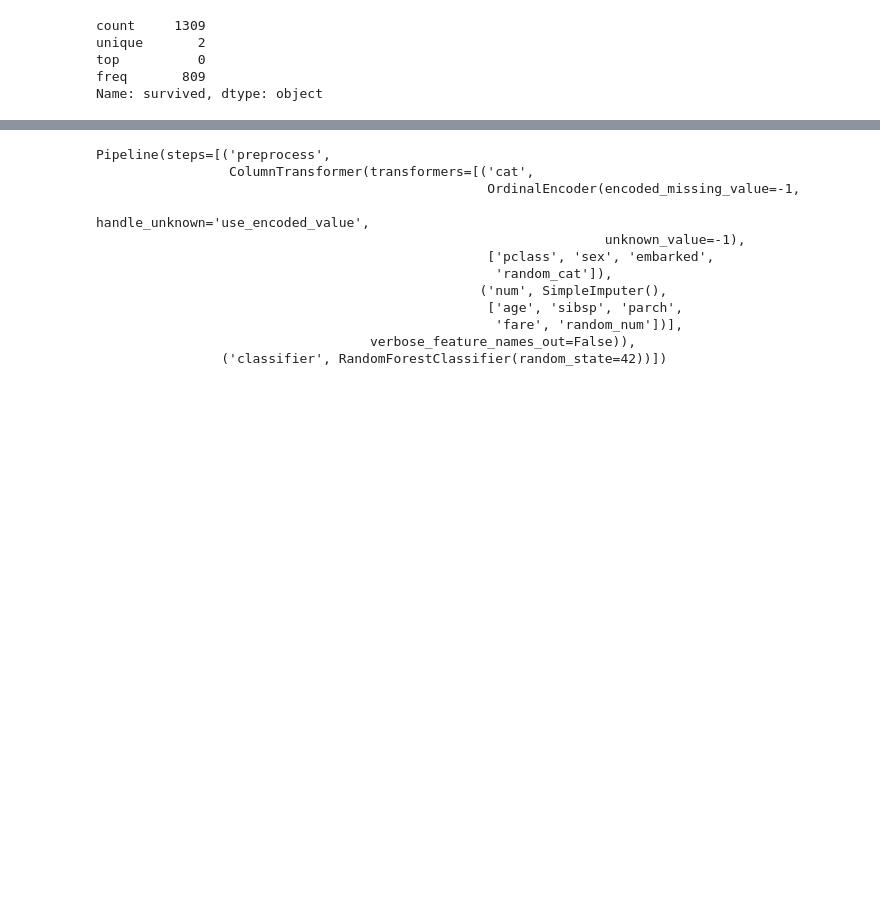
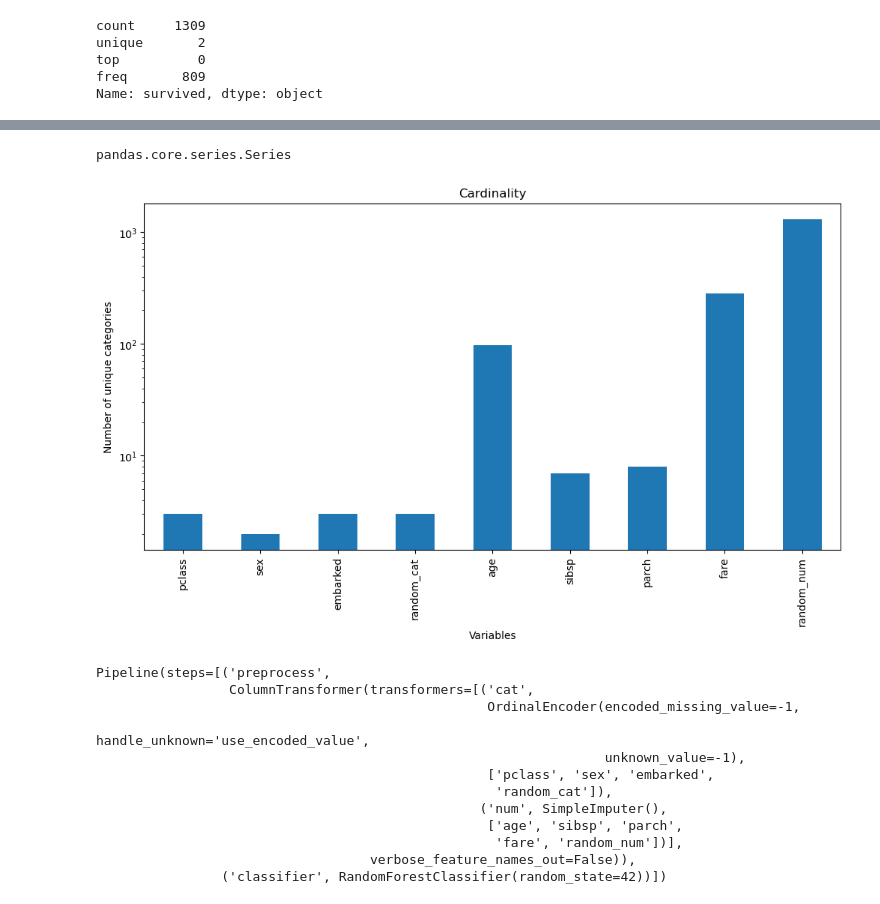
Before and after one commit to meticulousdev/TestCode, a Jupyter notebook: random_forest/test_feature_importance.ipynb, the cells around one changed output, grey strips where cells are left out. Cells and saved outputs as stored; diff of their text form; code cells hidden in the pictures; blank space fills up the shorter version.

Commit message:
cardinality

```diff
--- a/random_forest/test_feature_importance.ipynb
+++ b/random_forest/test_feature_importance.ipynb
@@ -59,0 +75,4 @@ Name: survived, dtype: object
+# %%
+type(X.nunique())
+# %% [output]
+pandas.core.series.Series
@@ -60,3 +81,12 @@ Name: survived, dtype: object
+# %%
+X.nunique().plot.bar(figsize=(12,6))
+plt.yscale('log', base=10)
+plt.ylabel('Number of unique categories')
+plt.xlabel('Variables')
+plt.title('Cardinality')
+plt.show()
+# %% [output]
+[figure, added]
 # %%
 from sklearn.ensemble import RandomForestClassifier
 from sklearn.impute import SimpleImputer
```
Also changed, not shown: parts of 3 cells of this notebook, 1 other file.
